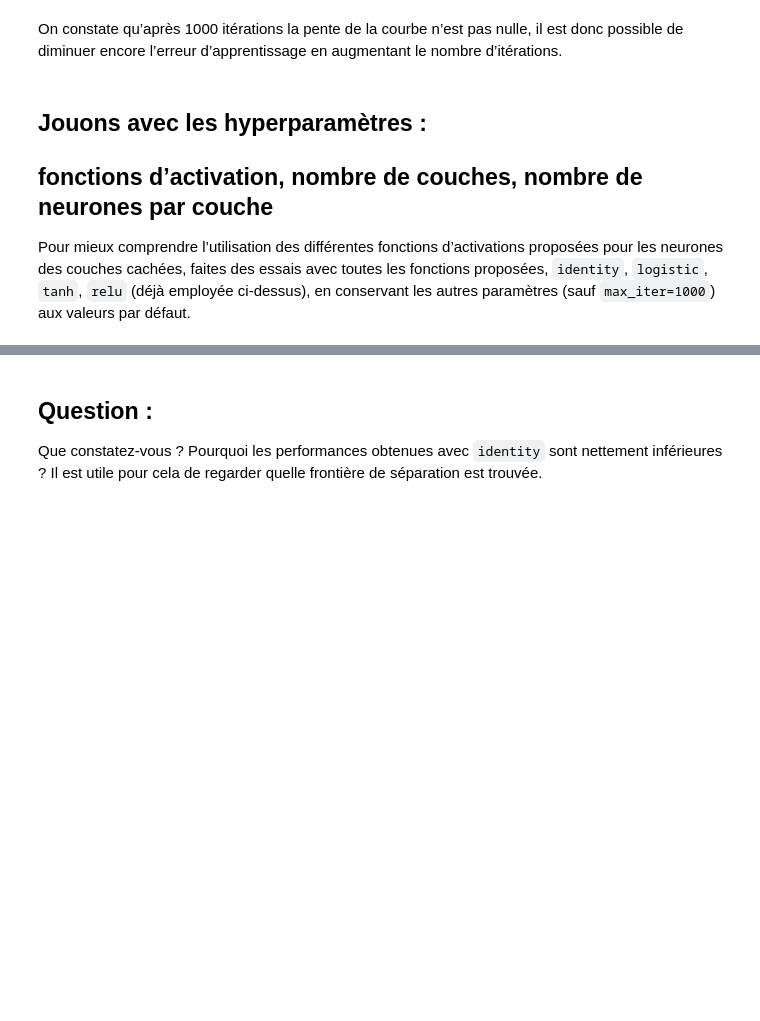
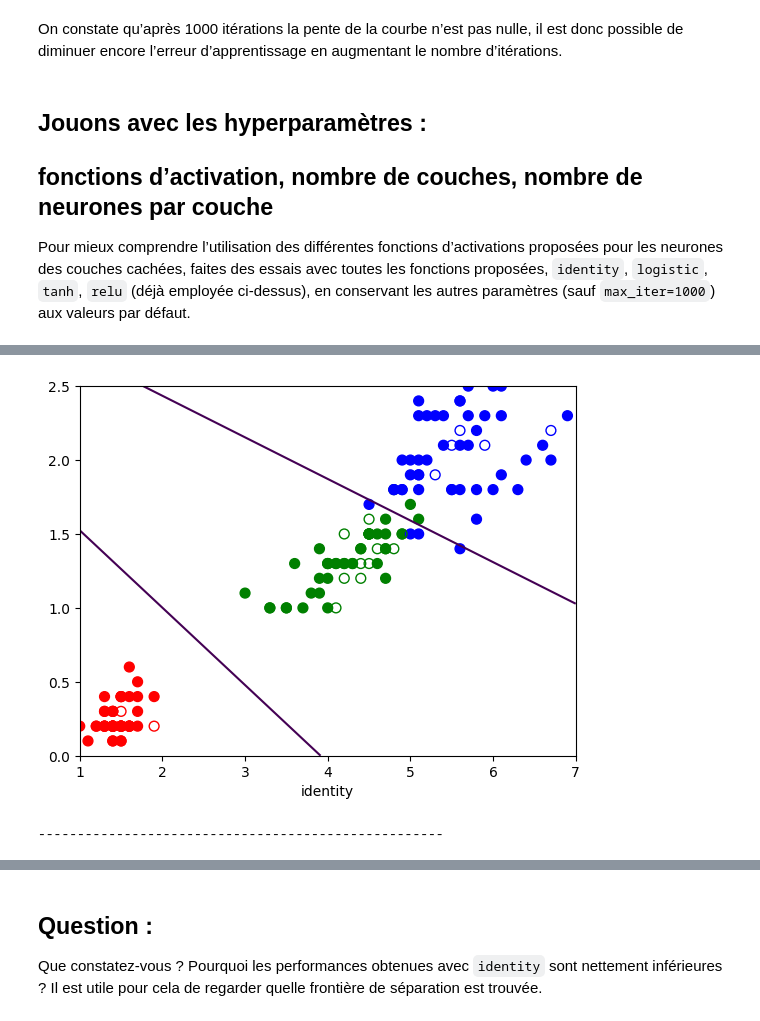
Before and after one commit to SettG/AI-python, a Jupyter notebook: TP1 RNiris.ipynb, the cells around one changed output, grey strips where cells are left out. Cells and saved outputs as stored; diff of their text form; code cells hidden in the pictures; blank space fills up the shorter version.

```diff
--- a/TP1 RNiris.ipynb
+++ b/TP1 RNiris.ipynb
@@ -122,0 +170,80 @@ Le score en test avec tanh est 0.9666666666666667
+# %%
+# créer une nouvelle figure
+plt.figure()
+plt.xlabel('identity')
+# afficher les nuages de points d'apprentissage (pleins) et de test (creux)
+# suivant la classe, les points affichés sont rouges ou verts
+cmp = np.array(['r','g','b'])
+plt.scatter(Xa[:,2],Xa[:,3],c=cmp[Ya],s=50)
+plt.scatter(Xt[:,2],Xt[:,3],c='none',s=50,edgecolors=cmp[Yt])
+# calculer la probabilité de sortie du MLP pour tous les points du plan
+nx, ny = 200, 200
+x_min, x_max = plt.xlim()
+y_min, y_max = plt.ylim()
+xx, yy = np.meshgrid(np.linspace(1,7, nx),np.linspace(0,2.5, ny))
+Z = clf1.predict_proba(np.c_[xx.ravel(), yy.ravel()])
+Z1 = Z[:, 1].reshape(xx.shape)
+# dessiner le contour correspondant à la frontière proba = 0,5
+plt.contour(xx, yy, Z1, [0.5])
+plt.show()
+print("----------------------------------------------------")
+# créer une nouvelle figure
+plt.figure()
+plt.xlabel('relu')
+# afficher les nuages de points d'apprentissage (pleins) et de test (creux)
+# suivant la classe, les points affichés sont rouges ou verts
+cmp = np.array(['r','g','b'])
+plt.scatter(Xa[:,2],Xa[:,3],c=cmp[Ya],s=50)
+plt.scatter(Xt[:,2],Xt[:,3],c='none',s=50,edgecolors=cmp[Yt])
+# calculer la probabilité de sortie du MLP pour tous les points du plan
+nx, ny = 200, 200
+x_min, x_max = plt.xlim()
+y_min, y_max = plt.ylim()
+xx, yy = np.meshgrid(np.linspace(1,7, nx),np.linspace(0,2.5, ny))
+Z = clf2.predict_proba(np.c_[xx.ravel(), yy.ravel()])
+Z1 = Z[:, 1].reshape(xx.shape)
+# dessiner le contour correspondant à la frontière proba = 0,5
+plt.contour(xx, yy, Z1, [0.5])
+plt.show()
+print("----------------------------------------------------")
+# créer une nouvelle figure
+plt.figure()
+plt.xlabel('logistic')
+# afficher les nuages de points d'apprentissage (pleins) et de test (creux)
+# suivant la classe, les points affichés sont rouges ou verts
+cmp = np.array(['r','g','b'])
+plt.scatter(Xa[:,2],Xa[:,3],c=cmp[Ya],s=50)
+plt.scatter(Xt[:,2],Xt[:,3],c='none',s=50,edgecolors=cmp[Yt])
+# calculer la probabilité de sortie du MLP pour tous les points du plan
+nx, ny = 200, 200
+x_min, x_max = plt.xlim()
+y_min, y_max = plt.ylim()
+xx, yy = np.meshgrid(np.linspace(1,7, nx),np.linspace(0,2.5, ny))
+Z = clf3.predict_proba(np.c_[xx.ravel(), yy.ravel()])
+Z1 = Z[:, 1].reshape(xx.shape)
+# dessiner le contour correspondant à la frontière proba = 0,5
+plt.contour(xx, yy, Z1, [0.5])
+plt.show()
+print("----------------------------------------------------")
+# créer une nouvelle figure
+plt.figure()
+plt.xlabel('tanh')
+# afficher les nuages de points d'apprentissage (pleins) et de test (creux)
+# suivant la classe, les points affichés sont rouges ou verts
+cmp = np.array(['r','g','b'])
+plt.scatter(Xa[:,2],Xa[:,3],c=cmp[Ya],s=50)
+plt.scatter(Xt[:,2],Xt[:,3],c='none',s=50,edgecolors=cmp[Yt])
+# calculer la probabilité de sortie du MLP pour tous les points du plan
+nx, ny = 200, 200
+x_min, x_max = plt.xlim()
+y_min, y_max = plt.ylim()
+xx, yy = np.meshgrid(np.linspace(1,7, nx),np.linspace(0,2.5, ny))
+Z = clf4.predict_proba(np.c_[xx.ravel(), yy.ravel()])
+Z1 = Z[:, 1].reshape(xx.shape)
+# dessiner le contour correspondant à la frontière proba = 0,5
+plt.contour(xx, yy, Z1, [0.5])
+plt.show()
+print("----------------------------------------------------")
+# %% [output]
+[figure, added]
+----------------------------------------------------
```
Also changed, not shown: parts of 13 cells of this notebook, 1 other file.
